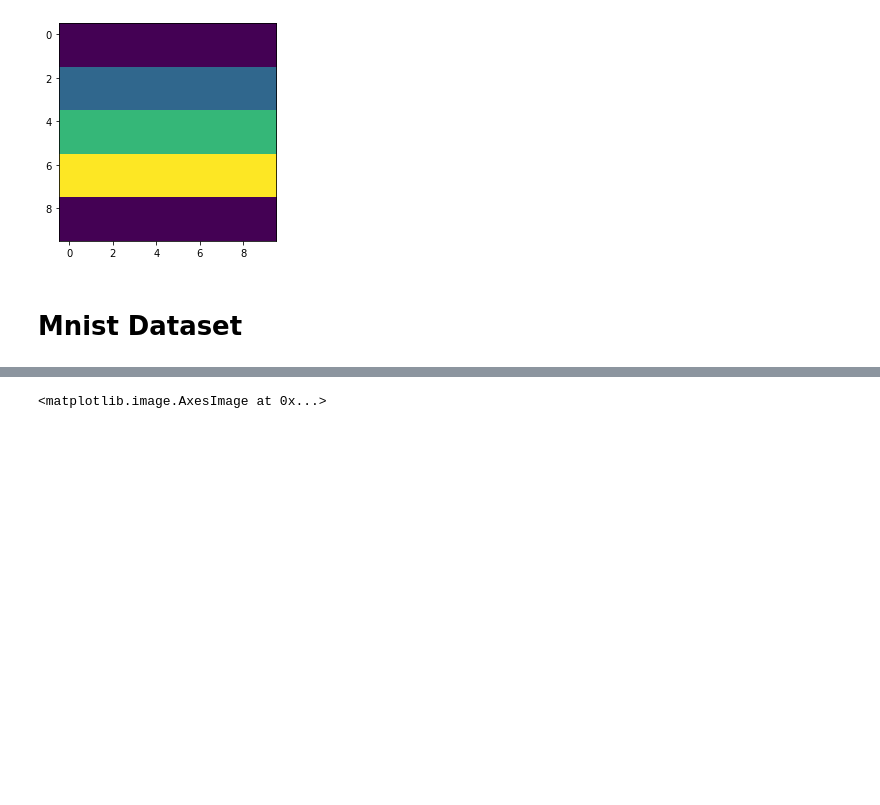
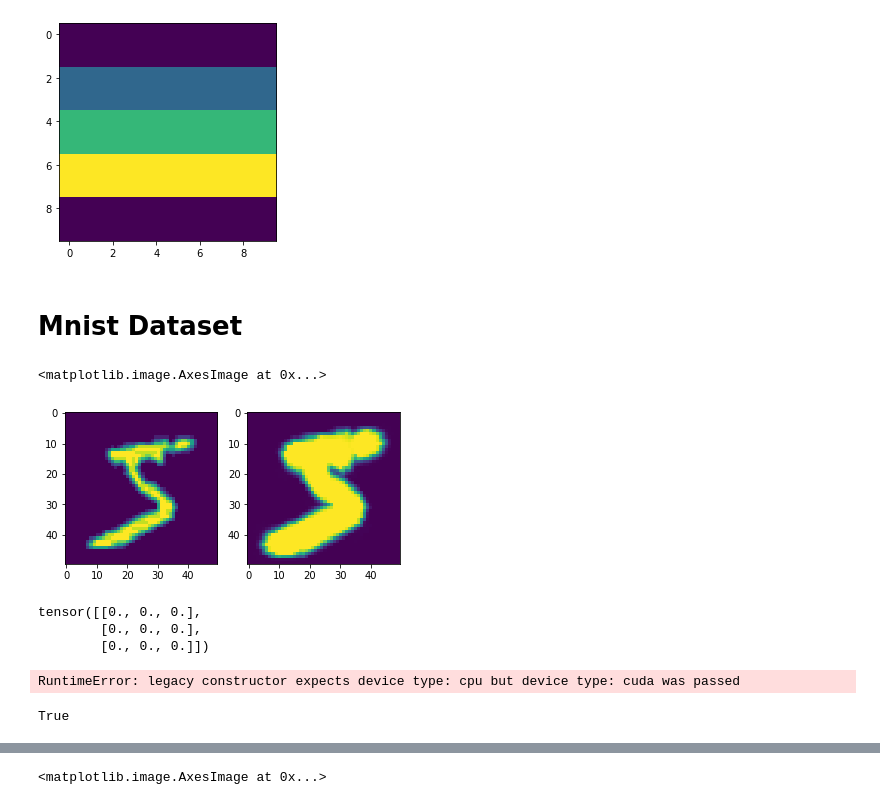
Before and after one commit to TheodoreAouad/3d_segm, a Jupyter notebook: Notebooks/GrayScaleDeepMorpho.ipynb, the cells around one changed output, grey strips where cells are left out. Cells and saved outputs as stored; diff of their text form; code cells hidden in the pictures; blank space fills up the shorter version.

Commit message:
finish gray scale

```diff
--- a/Notebooks/GrayScaleDeepMorpho.ipynb
+++ b/Notebooks/GrayScaleDeepMorpho.ipynb
@@ -89,5 +104,5 @@ dataset = mnist.MnistGrayScaleDataset(
 )
 
 loader = mnist.MnistGrayScaleDataset.get_loader(batch_size=10, n_inputs=100, morp_operation=morpop.ParallelMorpOperations.dilation_gray(
-        ("disk", 1),
-    ), n_gray_scale_values=10,)
+        ("disk", 3),
+    ), n_gray_scale_values=10, train=True)
@@ -95,0 +109,27 @@ img1, tar1, img, tar = dataset[0]
+# %%
+img, tar = next(iter(loader))
+# %%
+img, pred, target, original_img, original_target = mnist.MnistGrayScaleDataset.get_relevent_tensors_idx(0, (img, tar), tar)
+# %%
+plt.subplot(121)
+plt.imshow(img)
+
+plt.subplot(122)
+plt.imshow(original_target)
+# %% [output]
+<matplotlib.image.AxesImage at 0x...>
+[figure, added]
+# %%
+torch.zeros(size=(3, 3))
+# %% [output]
+tensor([[0., 0., 0.],
+        [0., 0., 0.],
+        [0., 0., 0.]])
+# %%
+twa.TensorGray(device='cuda')
+# %% [output]
+RuntimeError: legacy constructor expects device type: cpu but device type: cuda was passed
+# %%
+isinstance(img.gray_values, twa.TensorGray)
+# %% [output]
+True
```
Also changed, not shown: parts of 6 cells of this notebook, 10 other files.
